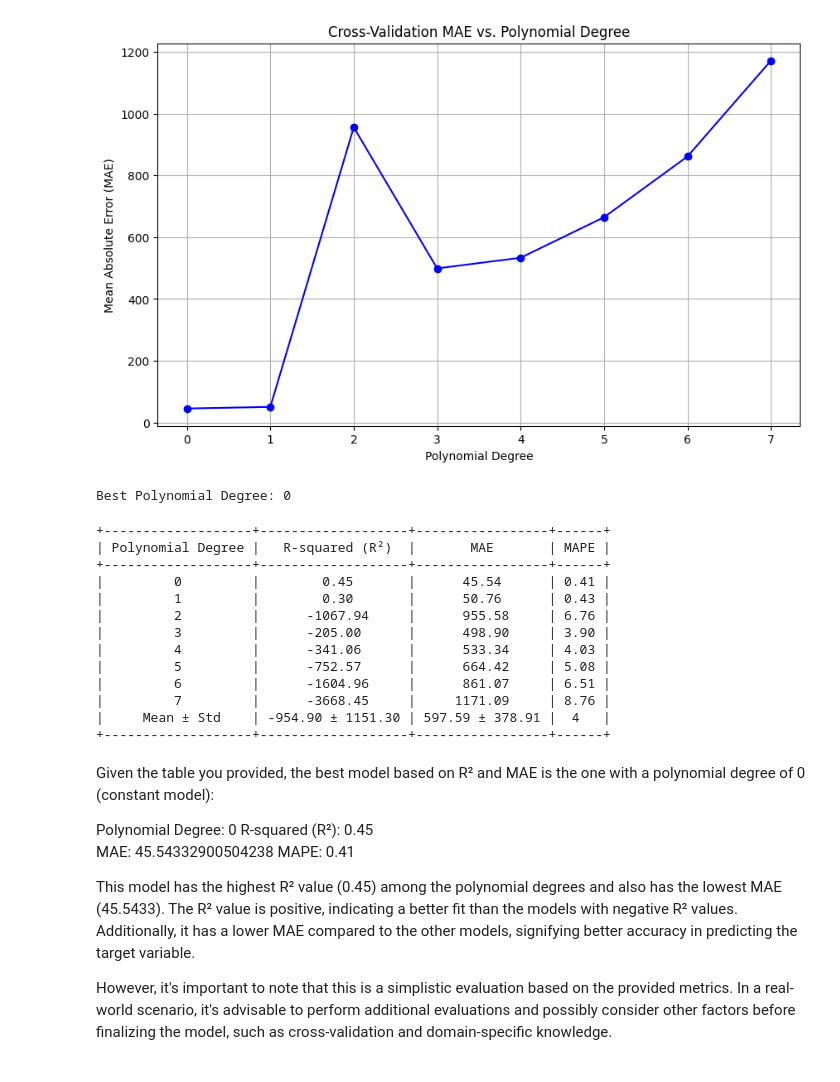
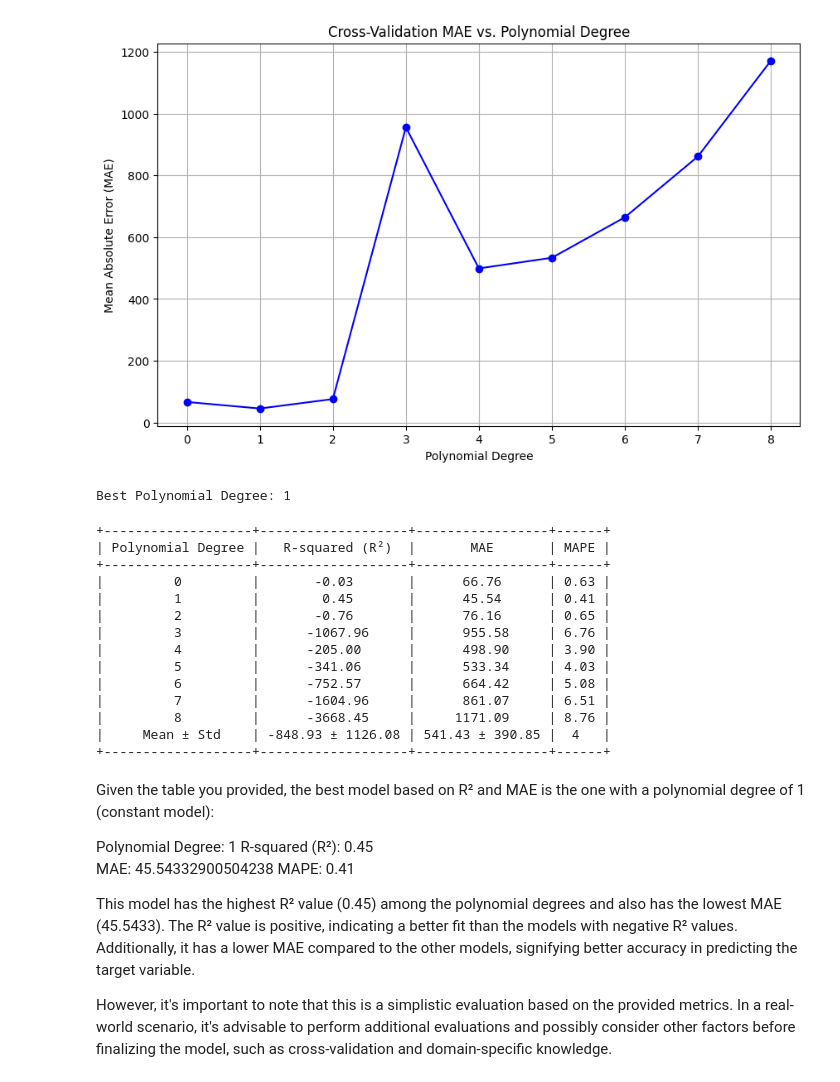
Before and after one commit to dhruvRj18/CSCN8010-lab-submissions, a Jupyter notebook: students_submissions/8681628/lab5.ipynb, the cells around one changed output. Saved outputs shown, nothing was run; the diff lists cells and outputs as text; code cells hidden in the pictures.

```diff
--- a/students_submissions/8681628/lab5.ipynb
+++ b/students_submissions/8681628/lab5.ipynb
@@ -18,41 +18,40 @@ mae_scores = []
 mape_scores = []
 r_squared_scores = []
 
-for degree in range(1,9):
-    # Create a PolynomialFeatures transformer for the current degree
-    poly_features = PolynomialFeatures(degree=degree, include_bias=False)
+for degree in range(0,9):
+    poly_features = PolynomialFeatures(degree=degree)
 
     X_train_poly = poly_features.fit_transform(X_train)
 
     model = LinearRegression()
 
     mae = cross_val_score(model, X_train_poly, y_train, cv=5, scoring=make_scorer(mean_absolute_error))
     r_squared = cross_val_score(model, X_train_poly, y_train, cv=5, scoring='r2')
     mape = cross_val_score(model, X_train_poly, y_train, cv=5, scoring=make_scorer(mean_absolute_percentage_error))
 
 
 
     mae_scores.append(np.mean(mae))
     r_squared_scores.append(np.mean(r_squared))
     mape_scores.append(np.mean(mape))
 
-degrees = list(range(0,8))
+degrees = list(range(0,9))
 
 plt.figure(figsize=(10, 6))
 plt.plot(degrees, mae_scores, marker='o', linestyle='-', color='b')
 plt.xlabel('Polynomial Degree')
 plt.ylabel('Mean Absolute Error (MAE)')
 plt.title('Cross-Validation MAE vs. Polynomial Degree')
 plt.grid(True)
 plt.show()
 
 
 
 best_degree = degrees[np.argmin(mae_scores)]
 print(f"Best Polynomial Degree: {best_degree}")
 # %% [output]
-[figure, old version]
+[figure, new version]
-Best Polynomial Degree: 0
+Best Polynomial Degree: 1
 # %%
 from prettytable import PrettyTable
 mean_r_squared = [f'{np.mean(r_squared_scores):.2f} ± {np.std(r_squared_scores):.2f}']
@@ -60,7 +59,6 @@ mean_mae = [f'{np.mean(mae_scores):.2f} ± {np.std(mae_scores):.2f}']
 mean_mape = f'{np.mean(mape_scores):.2f} ± {np.std(mape_scores):.2f}'
 
 
-degrees = range(0,8)
 # Create the table using PrettyTable
 table = PrettyTable()
 table.field_names = ["Polynomial Degree", "R-squared (R²)", "MAE", "MAPE"]
@@ -76,22 +74,23 @@ print(table)
 +-------------------+-------------------+-----------------+------+
 | Polynomial Degree |   R-squared (R²)  |       MAE       | MAPE |
 +-------------------+-------------------+-----------------+------+
-|         0         |        0.45       |      45.54      | 0.41 |
-|         1         |        0.30       |      50.76      | 0.43 |
-|         2         |      -1067.94     |      955.58     | 6.76 |
-|         3         |      -205.00      |      498.90     | 3.90 |
-|         4         |      -341.06      |      533.34     | 4.03 |
-|         5         |      -752.57      |      664.42     | 5.08 |
-|         6         |      -1604.96     |      861.07     | 6.51 |
-|         7         |      -3668.45     |     1171.09     | 8.76 |
-|     Mean ± Std    | -954.90 ± 1151.30 | 597.59 ± 378.91 |  4   |
+|         0         |       -0.03       |      66.76      | 0.63 |
+|         1         |        0.45       |      45.54      | 0.41 |
+|         2         |       -0.76       |      76.16      | 0.65 |
+|         3         |      -1067.96     |      955.58     | 6.76 |
+|         4         |      -205.00      |      498.90     | 3.90 |
+|         5         |      -341.06      |      533.34     | 4.03 |
+|         6         |      -752.57      |      664.42     | 5.08 |
+|         7         |      -1604.96     |      861.07     | 6.51 |
+|         8         |      -3668.45     |     1171.09     | 8.76 |
+|     Mean ± Std    | -848.93 ± 1126.08 | 541.43 ± 390.85 |  4   |
 +-------------------+-------------------+-----------------+------+
 # %% [markdown]
 
 
-Given the table you provided, the best model based on R² and MAE is the one with a polynomial degree of 0 (constant model):
+Given the table you provided, the best model based on R² and MAE is the one with a polynomial degree of 1 (constant model):
 
-Polynomial Degree: 0
+Polynomial Degree: 1
 R-squared (R²): 0.45
 MAE: 45.54332900504238
 MAPE: 0.41
```
Also changed, not shown: parts of 1 cell of this notebook, 1 other file.
